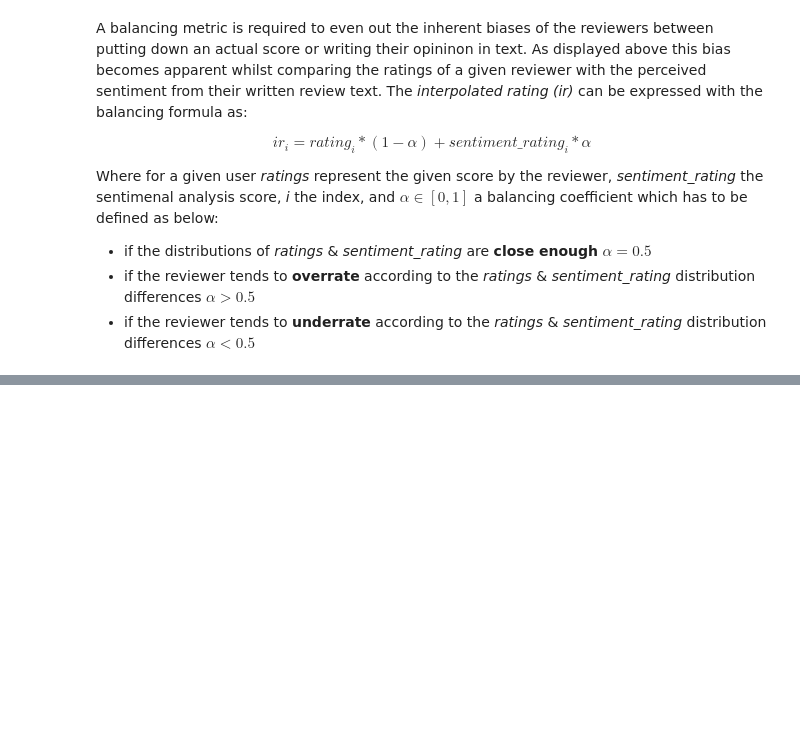
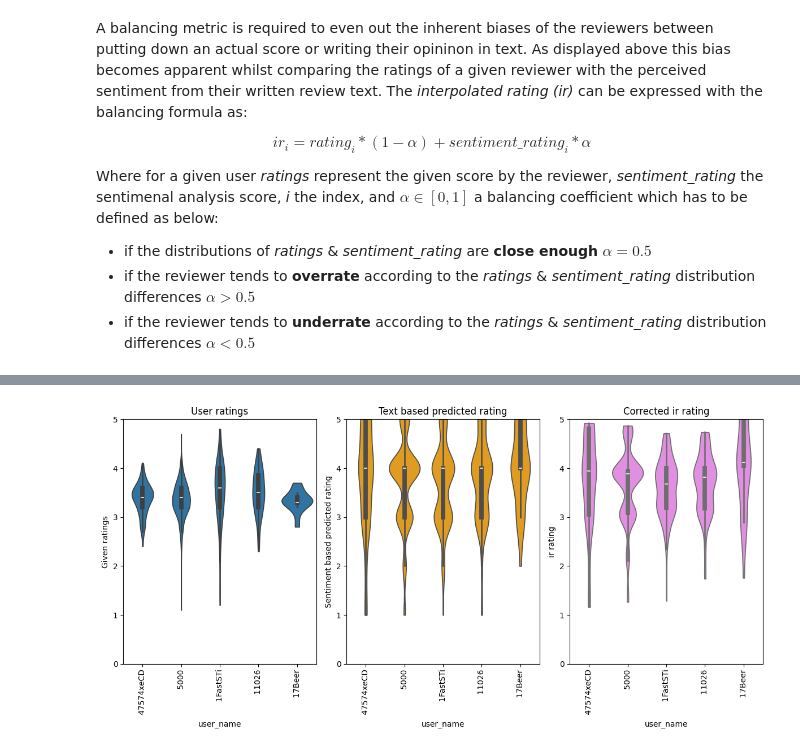
Before and after one commit to epfl-ada/ada-2023-project-renensgang1020, a Jupyter notebook: final_combined.ipynb, the cells around one changed output, grey strips where cells are left out. Saved outputs shown, nothing was run; the diff lists cells and outputs as text; code cells hidden in the pictures; blank space fills up the shorter version.

```diff
--- a/final_combined.ipynb
+++ b/final_combined.ipynb
@@ -1011,0 +1022,33 @@ aug_reviewer_info.head(10)
+# %%
+aug_reviewer_info = aug_reviewer_info.explode('rating')
+aug_reviewer_info['rating'] = aug_reviewer_info['rating'].astype('float')
+
+aug_reviewer_info = aug_reviewer_info.explode('pred_score')
+aug_reviewer_info['pred_score'] = aug_reviewer_info['pred_score'].astype('float')
+
+aug_reviewer_info = aug_reviewer_info.explode('ir')
+aug_reviewer_info['ir'] = aug_reviewer_info['ir'].astype('float')
+
+fig, axes = plt.subplots(1, 3, figsize=(12, 6))
+sns.violinplot(data=aug_reviewer_info, x="user_name", y='rating', ax=axes[0], cut=0)
+axes[0].set_title('User ratings')
+axes[0].set_ylabel('Given ratings')
+axes[0].set_ylim([0, 5])
+axes[0].set_xticklabels(axes[0].get_xticklabels(), rotation=90)
+
+sns.violinplot(data=aug_reviewer_info, x="user_name", y='pred_score', ax=axes[1], cut=0, color = "orange")
+axes[1].set_title('Text based predicted rating')
+axes[1].set_ylabel('Sentiment based predicted rating')
+axes[1].set_ylim([0, 5])
+axes[1].set_xticklabels(axes[1].get_xticklabels(), rotation=90)
+
+sns.violinplot(data=aug_reviewer_info, x="user_name", y='ir', ax=axes[2], cut=0, color = "violet")
+axes[2].set_title('Corrected ir rating')
+axes[2].set_ylabel('ir rating')
+axes[2].set_ylim([0, 5])
+axes[2].set_xticklabels(axes[1].get_xticklabels(), rotation=90)
+
+plt.tight_layout()
+plt.show()
+# %% [output]
+[figure, added]
```
Also changed, not shown: parts of 3 cells of this notebook.
